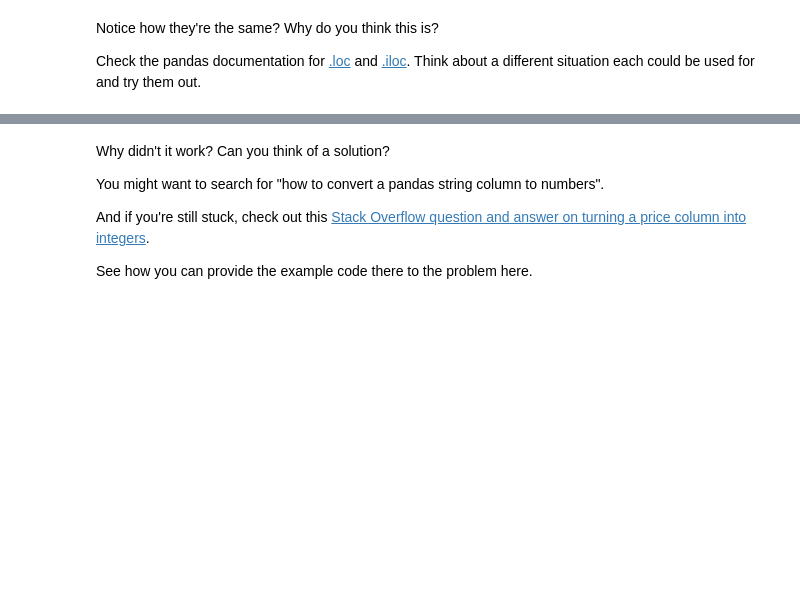
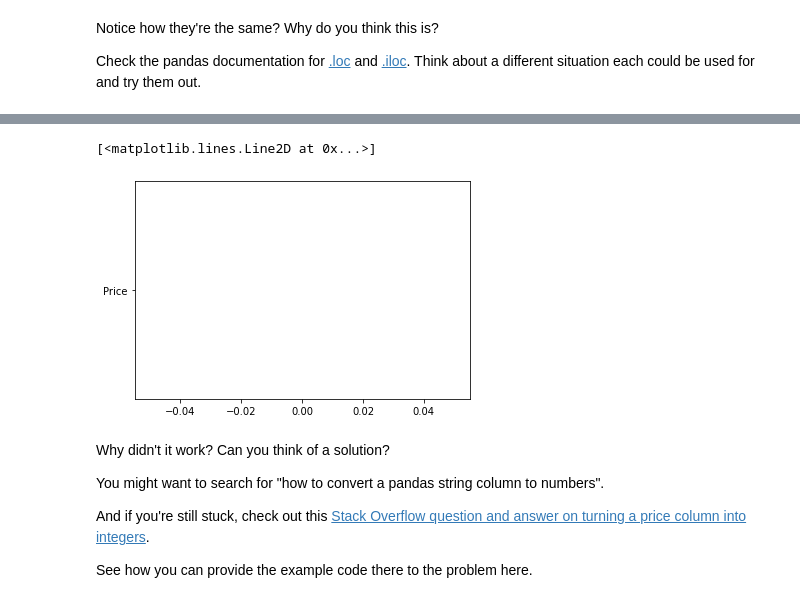
Before and after one commit to lipioliveira/zero-to-mastery-ml, a Jupyter notebook: section-2-data-science-and-ml-tools/pandas-exercises.ipynb, the cells around one changed output, grey strips where cells are left out. Drawn from its saved outputs; the diff is of its cells as text; code cells hidden in the pictures; blank space fills up the shorter version.

```diff
--- a/section-2-data-science-and-ml-tools/pandas-exercises.ipynb
+++ b/section-2-data-science-and-ml-tools/pandas-exercises.ipynb
@@ -176,5 +210,9 @@ Check the pandas documentation for [.loc](https://pandas.pydata.org/pandas-docs/
 # %%
 # Try to plot the Price column using plot()
+plt.plot('Price')
+# %% [output]
+[<matplotlib.lines.Line2D at 0x...>]
+[figure, added]
 # %% [markdown]
 Why didn't it work? Can you think of a solution?
 
```
Also changed, not shown: parts of 28 cells of this notebook, 1 other file.
